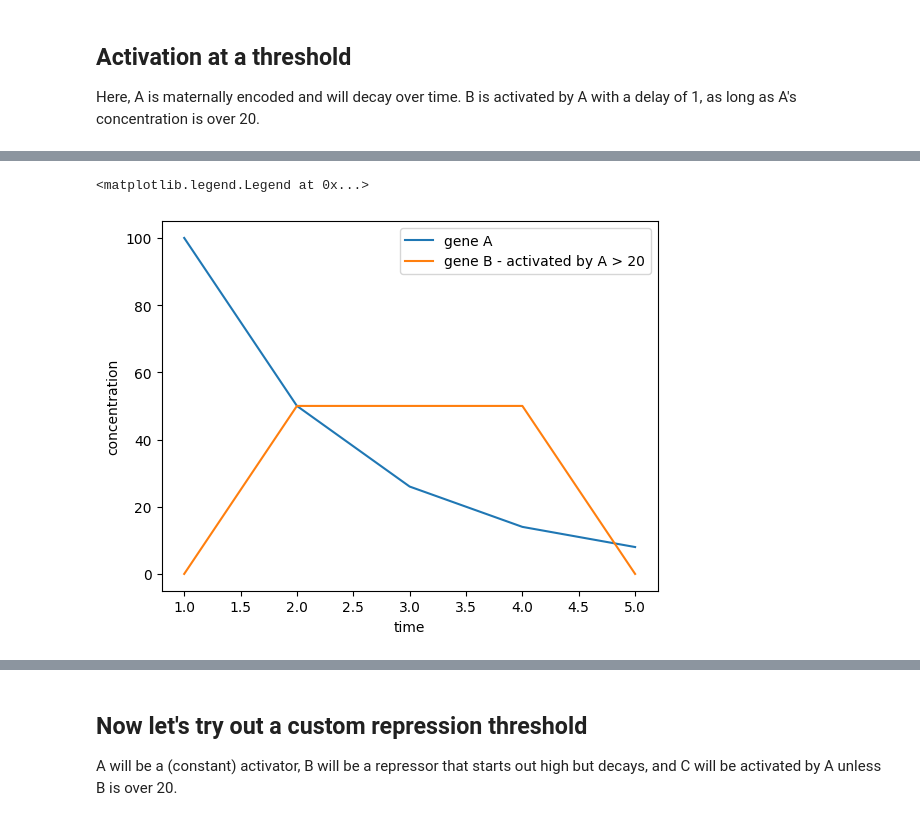
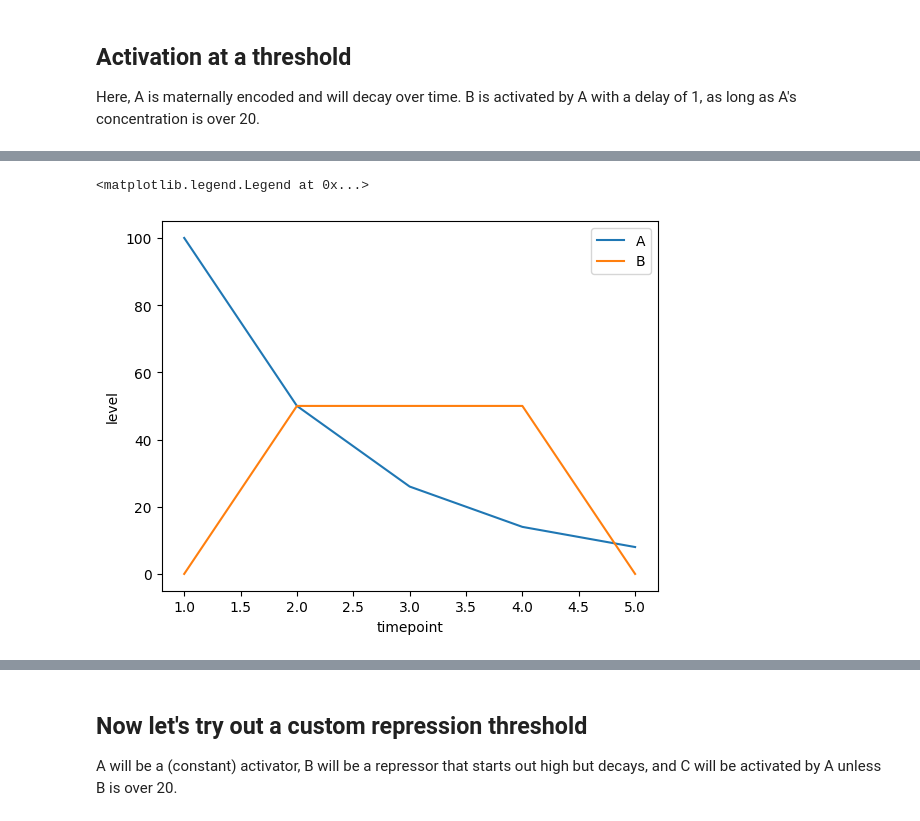
Before and after one commit to dinkum-bio/dinkum, a Jupyter notebook: notebooks/6-decay-example.ipynb, the cells around one changed output, grey strips where cells are left out. Drawn from its saved outputs; the diff is of its cells as text; code cells hidden in the pictures.

```diff
--- a/notebooks/6-decay-example.ipynb
+++ b/notebooks/6-decay-example.ipynb
@@ -38,13 +38,11 @@ start=1 stop=5
 # %%
 # now let's plot the concentrations
-plt.plot(conc_df.timepoint, conc_df.A, label='gene A')
-plt.plot(conc_df.timepoint, conc_df.B, label='gene B - activated by A > 20')
-plt.xlabel('time')
-plt.ylabel('concentration')
+conc_df.plot()
+plt.ylabel('level')
 plt.legend()
 # %% [output]
 <matplotlib.legend.Legend at 0x...>
-[figure, old version]
+[figure, new version]
 # %%
 # the concentration information is in a pandas dataframe
 conc_df
```
Also changed, not shown: parts of 5 cells of this notebook, 2 other files.
